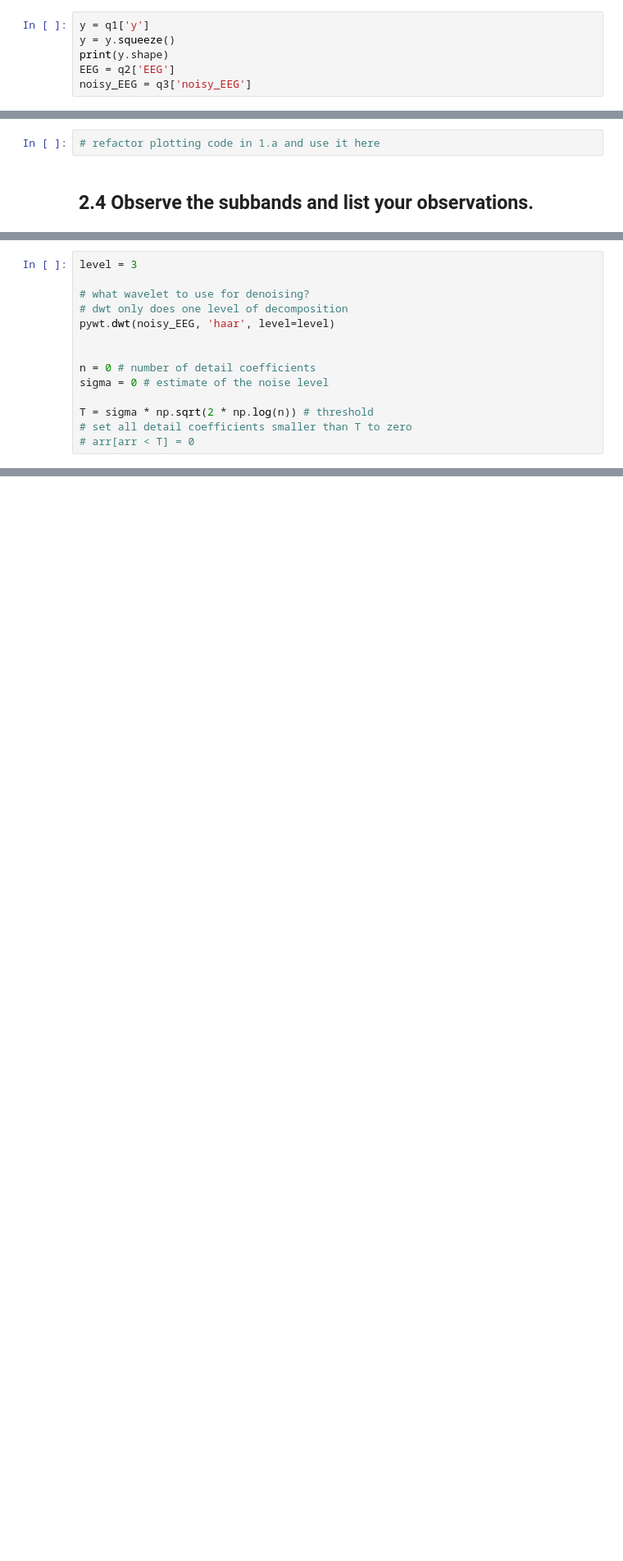
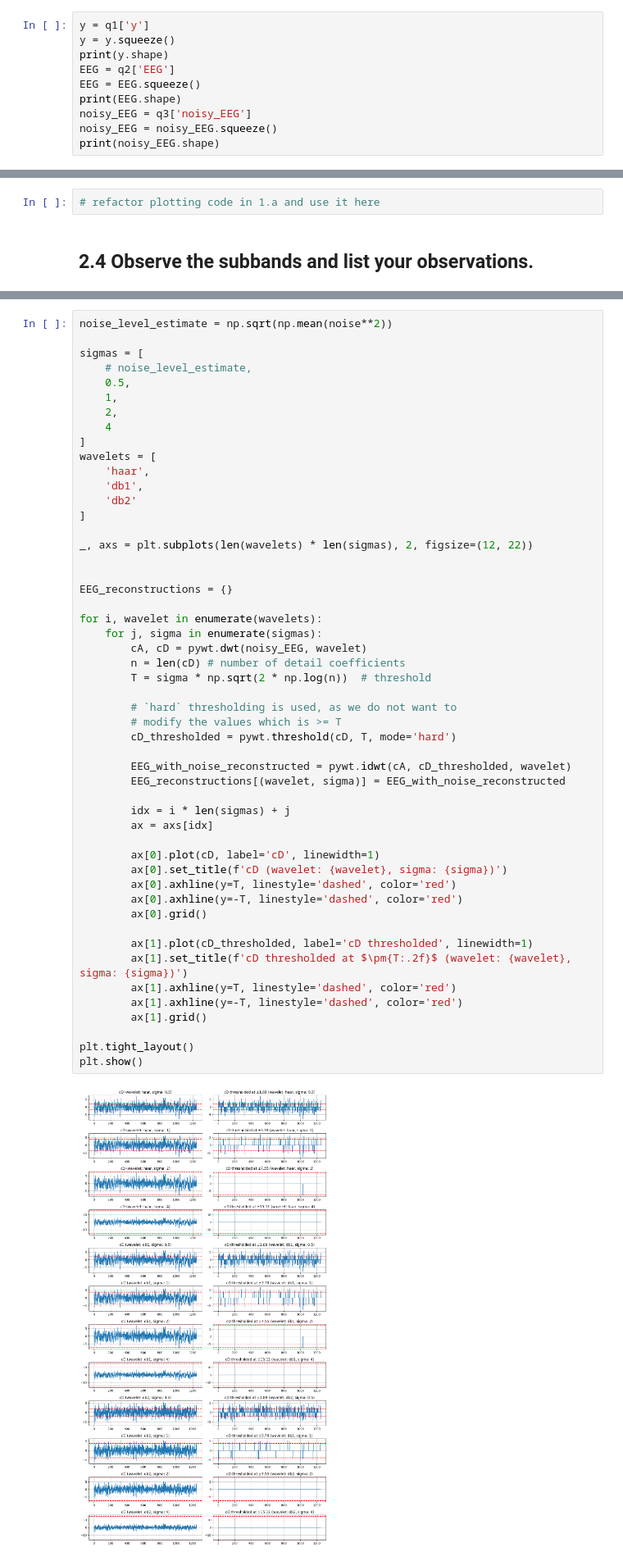
Before and after one commit to kpbaks/advanced-the-signal-processing-assignment-3, a Jupyter notebook: assignment.ipynb, the cells around one changed output, grey strips where cells are left out. Shown at 82% size. Drawn from its saved outputs; the diff is of its cells as text; blank space fills up the shorter version.

```diff
--- a/assignment.ipynb
+++ b/assignment.ipynb
@@ -30,6 +31,10 @@ y = q1['y']
 y = y.squeeze()
 print(y.shape)
 EEG = q2['EEG']
+EEG = EEG.squeeze()
+print(EEG.shape)
 noisy_EEG = q3['noisy_EEG']
+noisy_EEG = noisy_EEG.squeeze()
+print(noisy_EEG.shape)
 # %% [output]
 (73113,)
@@ -288,14 +370,0 @@ for wavelet in ['haar', 'db2']:
-# %%
-level = 3
-
-# what wavelet to use for denoising?
-# dwt only does one level of decomposition
-pywt.dwt(noisy_EEG, 'haar', level=level)
-
-
-n = 0 # number of detail coefficients
-sigma = 0 # estimate of the noise level
-
-T = sigma * np.sqrt(2 * np.log(n)) # threshold
-# set all detail coefficients smaller than T to zero
-# arr[arr < T] = 0
@@ -302,3 +375,56 @@ T = sigma * np.sqrt(2 * np.log(n)) # threshold
+# %%
+noise_level_estimate = np.sqrt(np.mean(noise**2))
+
+sigmas = [
+    # noise_level_estimate,
+    0.5,
+    1,
+    2,
+    4
+]
+wavelets = [
+    'haar',
+    'db1',
+    'db2'
+]
+
+_, axs = plt.subplots(len(wavelets) * len(sigmas), 2, figsize=(12, 22))
+
+
+EEG_reconstructions = {}
+
+for i, wavelet in enumerate(wavelets):
+    for j, sigma in enumerate(sigmas):
+        cA, cD = pywt.dwt(noisy_EEG, wavelet)
+        n = len(cD) # number of detail coefficients
+        T = sigma * np.sqrt(2 * np.log(n))  # threshold
+
+        # `hard` thresholding is used, as we do not want to
+        # modify the values which is >= T
+        cD_thresholded = pywt.threshold(cD, T, mode='hard')
+
+        EEG_with_noise_reconstructed = pywt.idwt(cA, cD_thresholded, wavelet)
+        EEG_reconstructions[(wavelet, sigma)] = EEG_with_noise_reconstructed
+
+        idx = i * len(sigmas) + j
+        ax = axs[idx]
+
+        ax[0].plot(cD, label='cD', linewidth=1)
+        ax[0].set_title(f'cD (wavelet: {wavelet}, sigma: {sigma})')
+        ax[0].axhline(y=T, linestyle='dashed', color='red')
+        ax[0].axhline(y=-T, linestyle='dashed', color='red')
+        ax[0].grid()
+
+        ax[1].plot(cD_thresholded, label='cD thresholded', linewidth=1)
+        ax[1].set_title(f'cD thresholded at $\pm{T:.2f}$ (wavelet: {wavelet}, sigma: {sigma})')
+        ax[1].axhline(y=T, linestyle='dashed', color='red')
+        ax[1].axhline(y=-T, linestyle='dashed', color='red')
+        ax[1].grid()
+
+plt.tight_layout()
+plt.show()
+# %% [output]
+[figure, added]
 # %% [markdown]
 ## 3.b Plot the original, noisy, and denoised signal in anyone case.
 # %% [markdown]
```
Also changed, not shown: parts of 15 cells of this notebook, 6 other files.
